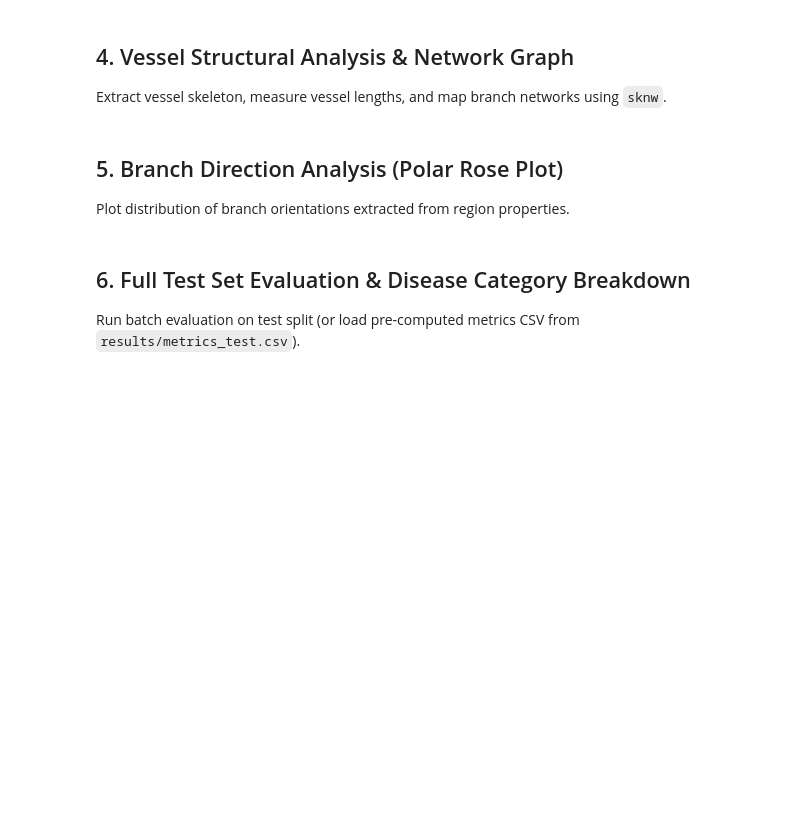
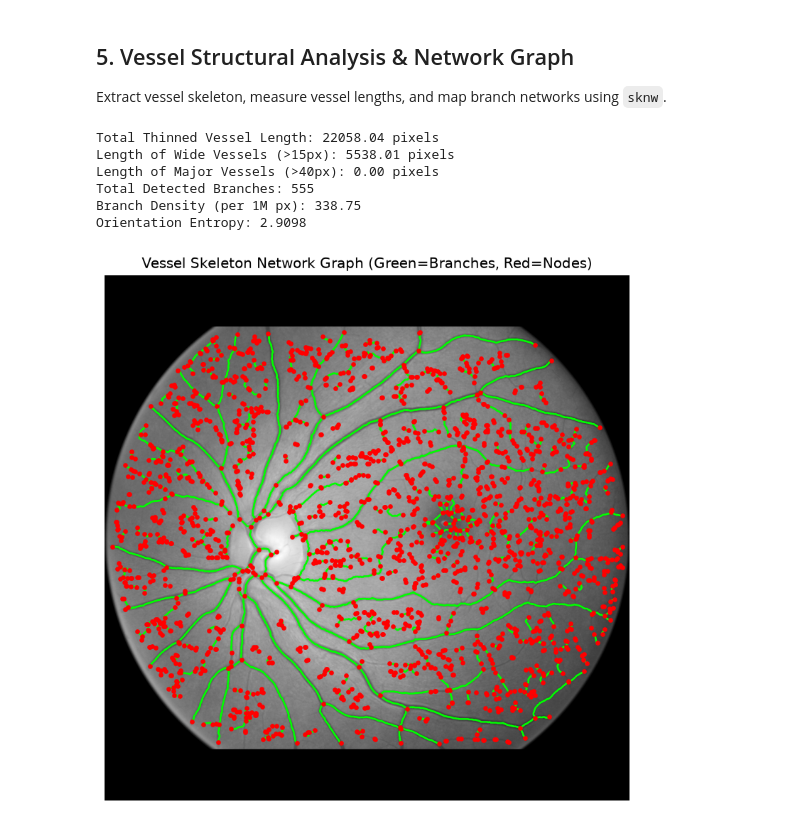
Before and after one commit to Robb-Chris/retinal-vascular-morphology, a Jupyter notebook: vessel_segmentation.ipynb, the cells around one changed output. Cells and saved outputs as stored; diff of their text form; code cells hidden in the pictures; blank space fills up the shorter version.

Commit message:
feat: implement ensemble segmentation pipeline with CLAHE, FOV masking, and structural outlier analysis

```diff
--- a/vessel_segmentation.ipynb
+++ b/vessel_segmentation.ipynb
@@ -111,34 +159,41 @@ plt.show()
 # %% [markdown]
-## 4. Vessel Structural Analysis & Network Graph
+## 5. Vessel Structural Analysis & Network Graph
 Extract vessel skeleton, measure vessel lengths, and map branch networks using `sknw`.
 # %%
 v_metrics = compute_vessel_metrics(m1_result)
 thin_mask = v_metrics['thin_mask']
-b_analysis = compute_branch_analysis(thin_mask)
+b_analysis = compute_branch_analysis(thin_mask, img_shape=img.shape)
 
 print(f"Total Thinned Vessel Length: {v_metrics['thinned_length']:.2f} pixels")
 print(f"Length of Wide Vessels (>15px): {v_metrics['length_width_gt_15']:.2f} pixels")
 print(f"Length of Major Vessels (>40px): {v_metrics['length_width_gt_40']:.2f} pixels")
 print(f"Total Detected Branches: {b_analysis['num_branches']}")
+print(f"Branch Density (per 1M px): {b_analysis['branch_density']:.2f}")
+print(f"Orientation Entropy: {b_analysis['orientation_entropy']:.4f}")
 
 # Graph Visualization
 graph = b_analysis['graph']
 fig, ax = plt.subplots(figsize=(8, 8))
 ax.imshow(green, cmap='gray')
 
 if graph is not None:
     for (s, e) in graph.edges():
         pts = graph[s][e]['pts']
         ax.plot(pts[:, 1], pts[:, 0], 'lime', linewidth=1.5)
 
     nodes = graph.nodes()
     ps = np.array([nodes[i]['o'] for i in nodes])
     if len(ps) > 0:
         ax.plot(ps[:, 1], ps[:, 0], 'red', marker='o', linestyle='', markersize=3)
 
 ax.set_title("Vessel Skeleton Network Graph (Green=Branches, Red=Nodes)")
 ax.axis('off')
 plt.show()
+# %% [output]
+Total Thinned Vessel Length: 22058.04 pixels
+Length of Wide Vessels (>15px): 5538.01 pixels
+Length of Major Vessels (>40px): 0.00 pixels
+Total Detected Branches: 555
+Branch Density (per 1M px): 338.75
+Orientation Entropy: 2.9098
+[figure, added]
-# %% [markdown]
-## 5. Branch Direction Analysis (Polar Rose Plot)
-Plot distribution of branch orientations extracted from region properties.
@@ -165,3 +199,0 @@ else:
-# %% [markdown]
-## 6. Full Test Set Evaluation & Disease Category Breakdown
-Run batch evaluation on test split (or load pre-computed metrics CSV from `results/metrics_test.csv`).
```
Also changed, not shown: parts of 17 cells of this notebook, 4 other files.
